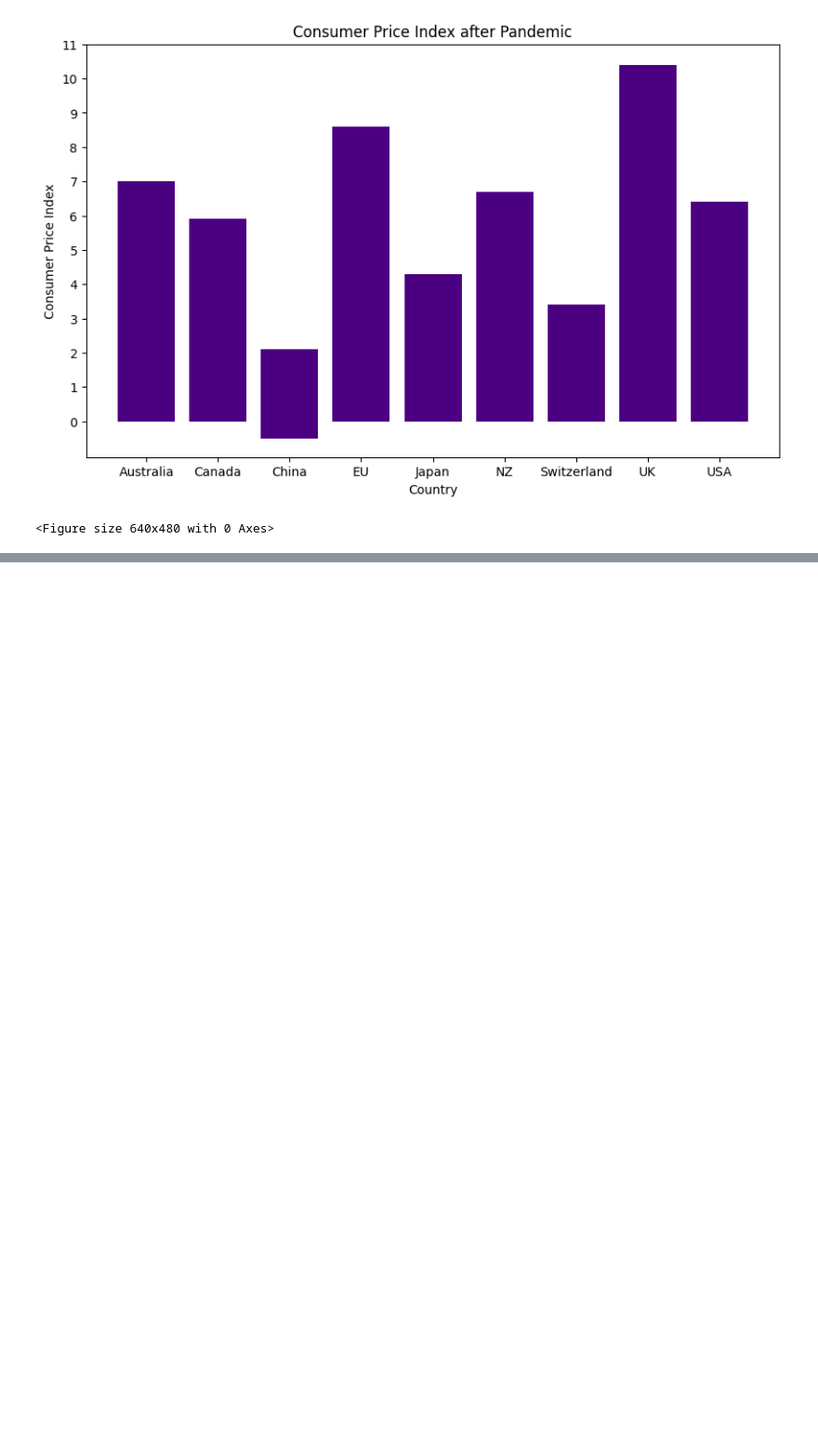
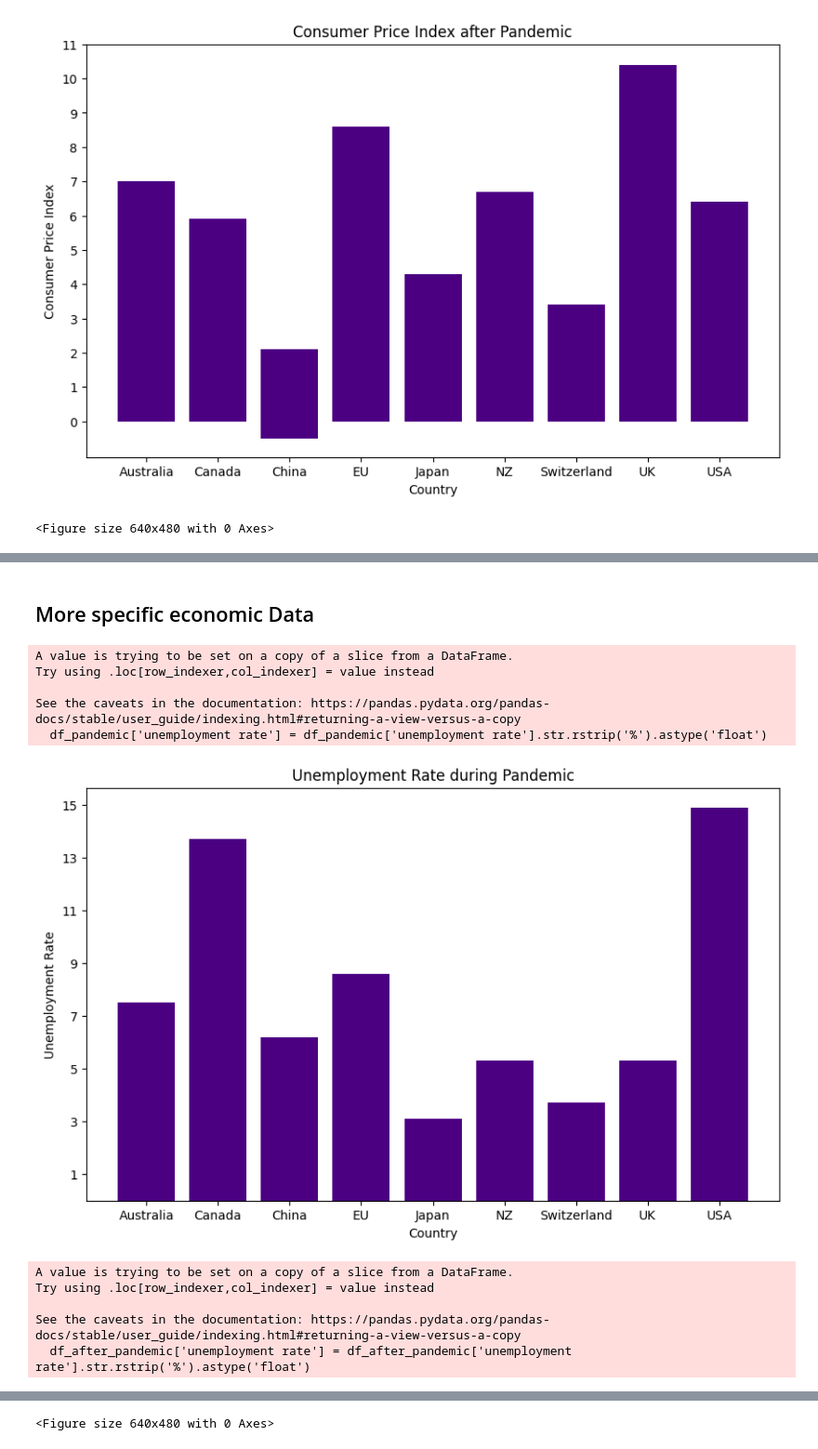
Before and after one commit to kevinmaxx2/Economic-Data-After-Covid, a Jupyter notebook: notebook.ipynb, the cells around one changed output, grey strips where cells are left out. Shown: that part at 93% size. Cells and saved outputs as stored; diff of their text form; code cells hidden in the pictures; blank space fills up the shorter version.

```diff
--- a/notebook.ipynb
+++ b/notebook.ipynb
@@ -232,0 +259,36 @@ plt.clf()
+# %% [markdown]
+## More specific economic Data
+# %%
+plt.figure(figsize=(10, 6))
+df_pandemic['unemployment rate'] = df_pandemic['unemployment rate'].str.rstrip('%').astype('float')
+plt.bar(df_pandemic['country'], df_pandemic['unemployment rate'], color='indigo')
+plt.xlabel('Country', fontsize=10)
+plt.ylabel('Unemployment Rate')
+yticks = np.arange(np.floor(df_pandemic['unemployment rate'].min()),
+                   np.ceil(df_pandemic['unemployment rate'].max()) + 1, 2)
+plt.yticks(yticks)
+plt.title('Unemployment Rate during Pandemic')
+plt.show()
+df_after_pandemic['unemployment rate'] = df_after_pandemic['unemployment rate'].str.rstrip('%').astype('float')
+plt.figure(figsize=(10, 6))
+plt.bar(df_after_pandemic['country'], df_after_pandemic['unemployment rate'], color='indigo')
+plt.xlabel('Country', fontsize=10)
+plt.ylabel('Unemployment Rate')
+yticks_after = yticks = np.arange(np.floor(df_after_pandemic['unemployment rate'].min()),
+                   np.ceil(df_after_pandemic['unemployment rate'].max()) + 1, 2)
+plt.yticks(yticks_after)
+plt.title('Unemployment Rate after Pandemic')
+plt.show()
+plt.clf()
+# %% [output]
+A value is trying to be set on a copy of a slice from a DataFrame.
+Try using .loc[row_indexer,col_indexer] = value instead
+
+See the caveats in the documentation: https://pandas.pydata.org/pandas-docs/stable/user_guide/indexing.html#returning-a-view-versus-a-copy
+  df_pandemic['unemployment rate'] = df_pandemic['unemployment rate'].str.rstrip('%').astype('float')
+[figure, added]
+A value is trying to be set on a copy of a slice from a DataFrame.
+Try using .loc[row_indexer,col_indexer] = value instead
+
+See the caveats in the documentation: https://pandas.pydata.org/pandas-docs/stable/user_guide/indexing.html#returning-a-view-versus-a-copy
+  df_after_pandemic['unemployment rate'] = df_after_pandemic['unemployment rate'].str.rstrip('%').astype('float')
@@ -232,0 +296 @@ plt.clf()
+<Figure size 640x480 with 0 Axes>
```
Also changed, not shown: parts of 3 cells of this notebook.
